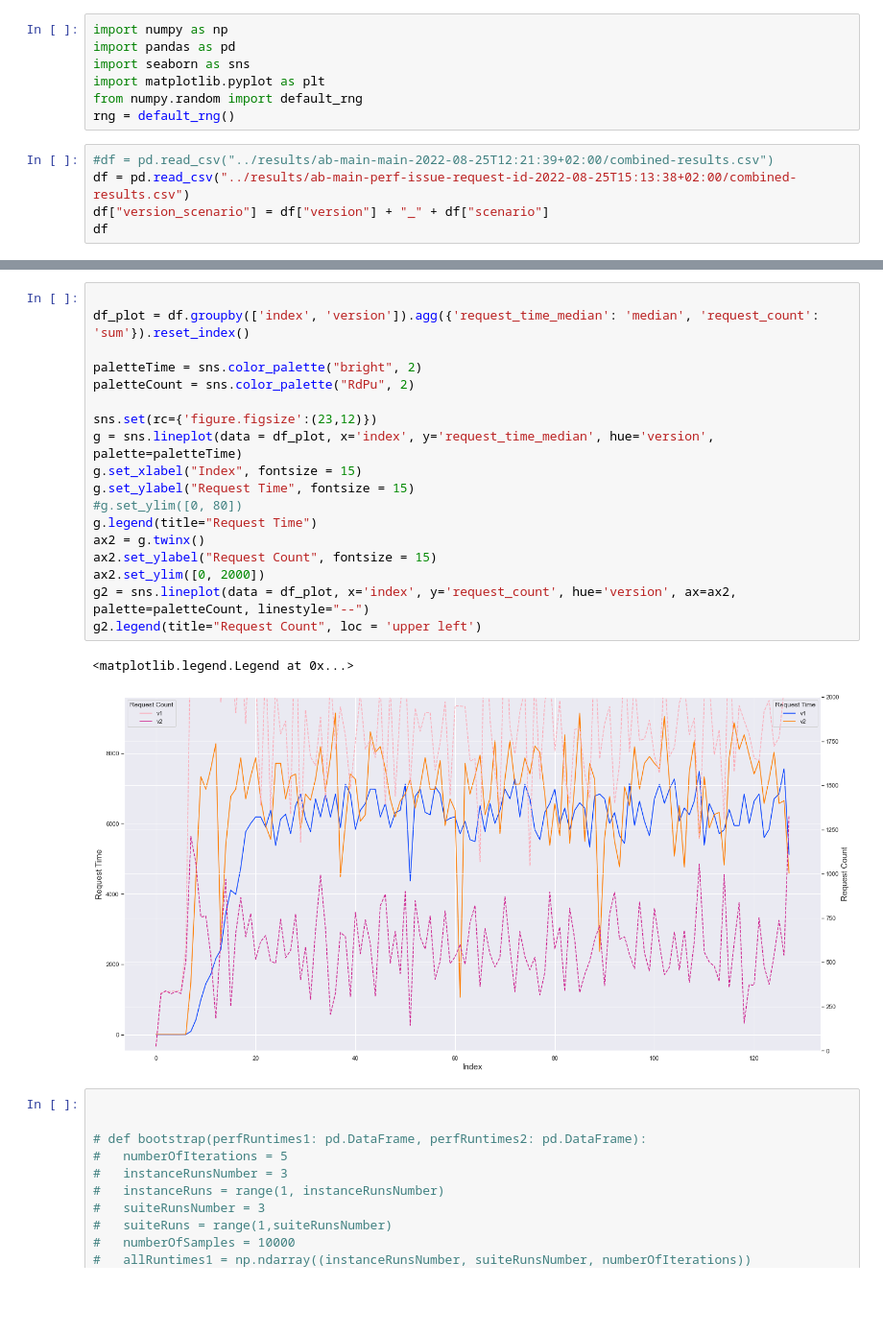
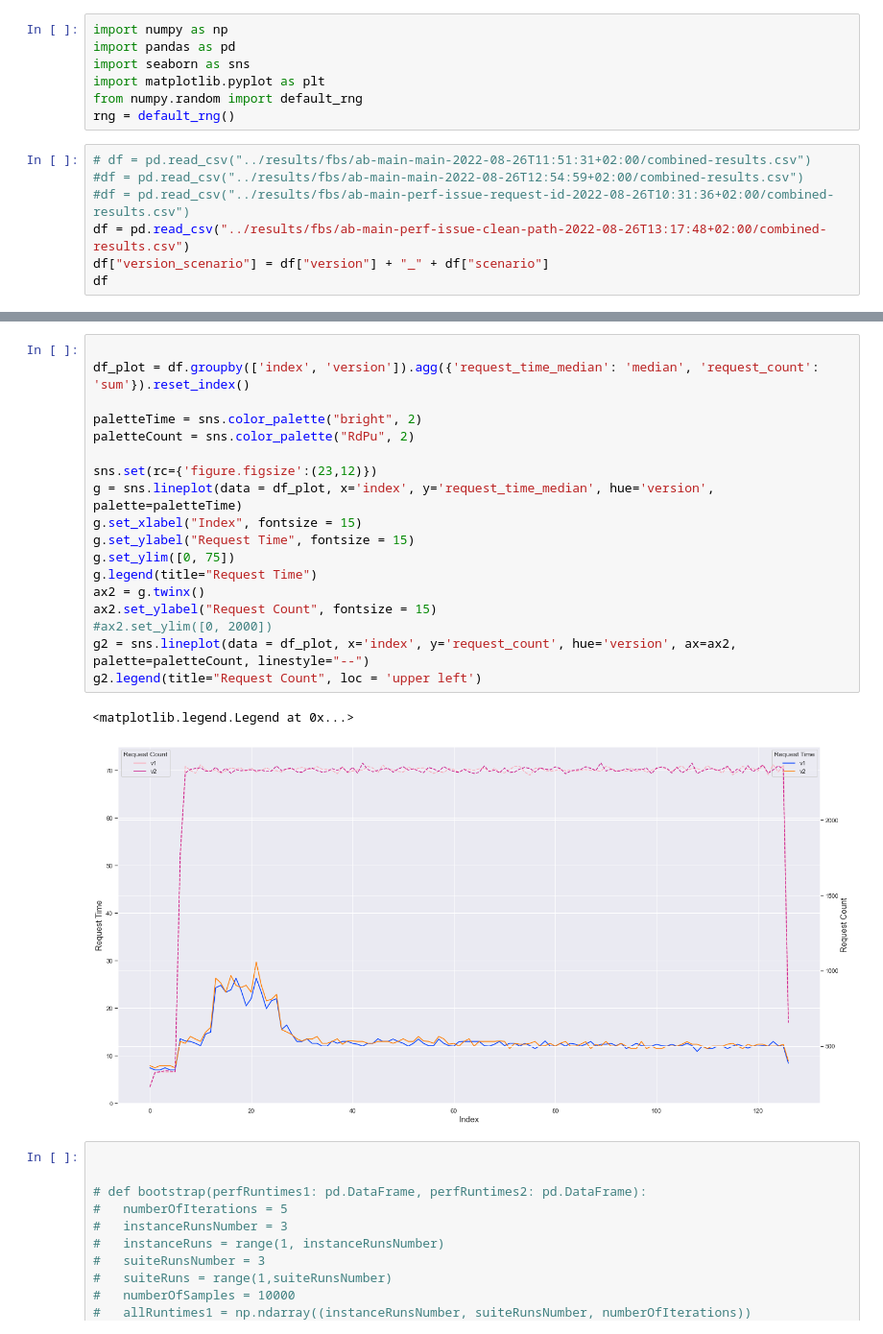
Before and after one commit to njapke/cloud-benchmark-conductor, a Jupyter notebook: analysis/bootstraping-app.ipynb, the cells around one changed output, grey strips where cells are left out. Shown: that part at 96% size. Cells and saved outputs as stored; diff of their text form; blank space fills up the shorter version.

```diff
--- a/analysis/bootstraping-app.ipynb
+++ b/analysis/bootstraping-app.ipynb
@@ -6,8 +6,10 @@ import matplotlib.pyplot as plt
 from numpy.random import default_rng
 rng = default_rng()
 # %%
-#df = pd.read_csv("../results/ab-main-main-2022-08-25T12:21:39+02:00/combined-results.csv")
-df = pd.read_csv("../results/ab-main-perf-issue-request-id-2022-08-25T15:13:38+02:00/combined-results.csv")
+# df = pd.read_csv("../results/fbs/ab-main-main-2022-08-26T11:51:31+02:00/combined-results.csv")
+#df = pd.read_csv("../results/fbs/ab-main-main-2022-08-26T12:54:59+02:00/combined-results.csv")
+#df = pd.read_csv("../results/fbs/ab-main-perf-issue-request-id-2022-08-26T10:31:36+02:00/combined-results.csv")
+df = pd.read_csv("../results/fbs/ab-main-perf-issue-clean-path-2022-08-26T13:17:48+02:00/combined-results.csv")
 df["version_scenario"] = df["version"] + "_" + df["scenario"]
 df
 # %% [output]
@@ -27,24 +29,24 @@ df
 # %%
 
 df_plot = df.groupby(['index', 'version']).agg({'request_time_median': 'median', 'request_count': 'sum'}).reset_index()
 
 paletteTime = sns.color_palette("bright", 2)
 paletteCount = sns.color_palette("RdPu", 2)
 
 sns.set(rc={'figure.figsize':(23,12)})
 g = sns.lineplot(data = df_plot, x='index', y='request_time_median', hue='version', palette=paletteTime)
 g.set_xlabel("Index", fontsize = 15)
 g.set_ylabel("Request Time", fontsize = 15)
-#g.set_ylim([0, 80])
+g.set_ylim([0, 75])
 g.legend(title="Request Time")
 ax2 = g.twinx()
 ax2.set_ylabel("Request Count", fontsize = 15)
-ax2.set_ylim([0, 2000])
+#ax2.set_ylim([0, 2000])
 g2 = sns.lineplot(data = df_plot, x='index', y='request_count', hue='version', ax=ax2, palette=paletteCount, linestyle="--")
 g2.legend(title="Request Count", loc = 'upper left')
 # %% [output]
 <matplotlib.legend.Legend at 0x...>
-[figure, old version]
+[figure, new version]
 # %%
 
 
```
Also changed, not shown: parts of 1 cell of this notebook, 1 other file.
